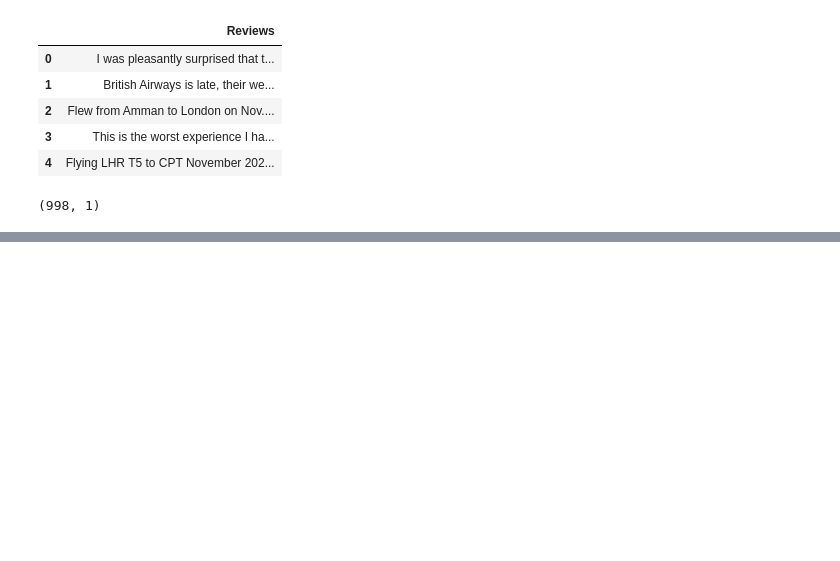
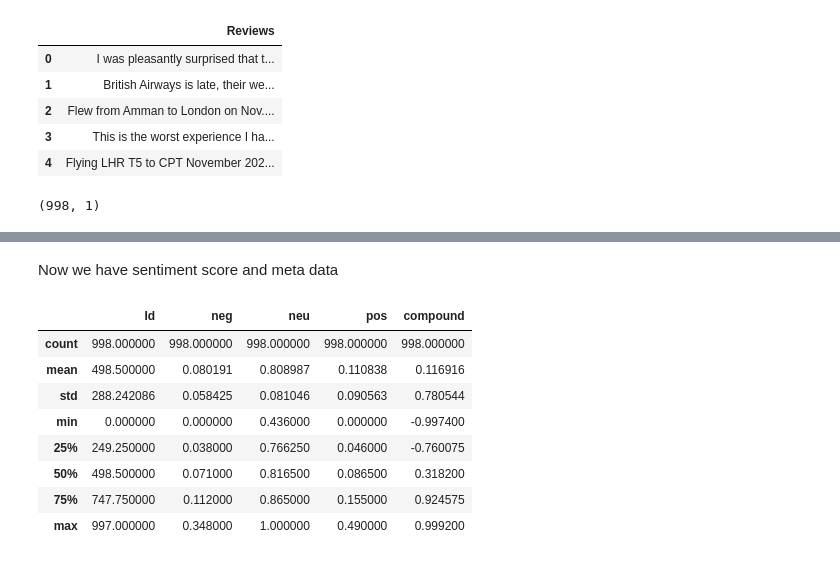
Before and after one commit to proton029/British-Airways-internship-Data-Science-, a Jupyter notebook: Webscraping.ipynb, the cells around one changed output, grey strips where cells are left out. Saved outputs shown, nothing was run; the diff lists cells and outputs as text; code cells hidden in the pictures; blank space fills up the shorter version.

Commit message:
Sentiment Analysis and merge with meta data

```diff
--- a/Webscraping.ipynb
+++ b/Webscraping.ipynb
@@ -203,0 +305,2 @@ df.shape
+# %%
+vaders = pd.DataFrame(res).T
@@ -203,0 +316,2 @@ df.shape
+# %%
+vaders = vaders.reset_index().rename(columns = {'index':'Id'})
@@ -203,0 +335,2 @@ df.shape
+# %%
+df=df.reset_index().rename(columns={'index':'Id'})
@@ -203,0 +346,2 @@ df.shape
+# %%
+vaders = vaders.merge(df, how = 'left')
@@ -203,0 +357,14 @@ df.shape
+# %% [markdown]
+Now we have sentiment score and meta data
+# %%
+vaders.describe()
+# %% [output]
+|  | Id | neg | neu | pos | compound |
+| count | 998.000000 | 998.000000 | 998.000000 | 998.000000 | 998.000000 |
+| mean | 498.500000 | 0.080191 | 0.808987 | 0.110838 | 0.116916 |
+| std | 288.242086 | 0.058425 | 0.081046 | 0.090563 | 0.780544 |
+| min | 0.000000 | 0.000000 | 0.436000 | 0.000000 | -0.997400 |
+| 25% | 249.250000 | 0.038000 | 0.766250 | 0.046000 | -0.760075 |
+| 50% | 498.500000 | 0.071000 | 0.816500 | 0.086500 | 0.318200 |
+| 75% | 747.750000 | 0.112000 | 0.865000 | 0.155000 | 0.924575 |
+| max | 997.000000 | 0.348000 | 1.000000 | 0.490000 | 0.999200 |
```
Also changed, not shown: parts of 21 cells of this notebook.
